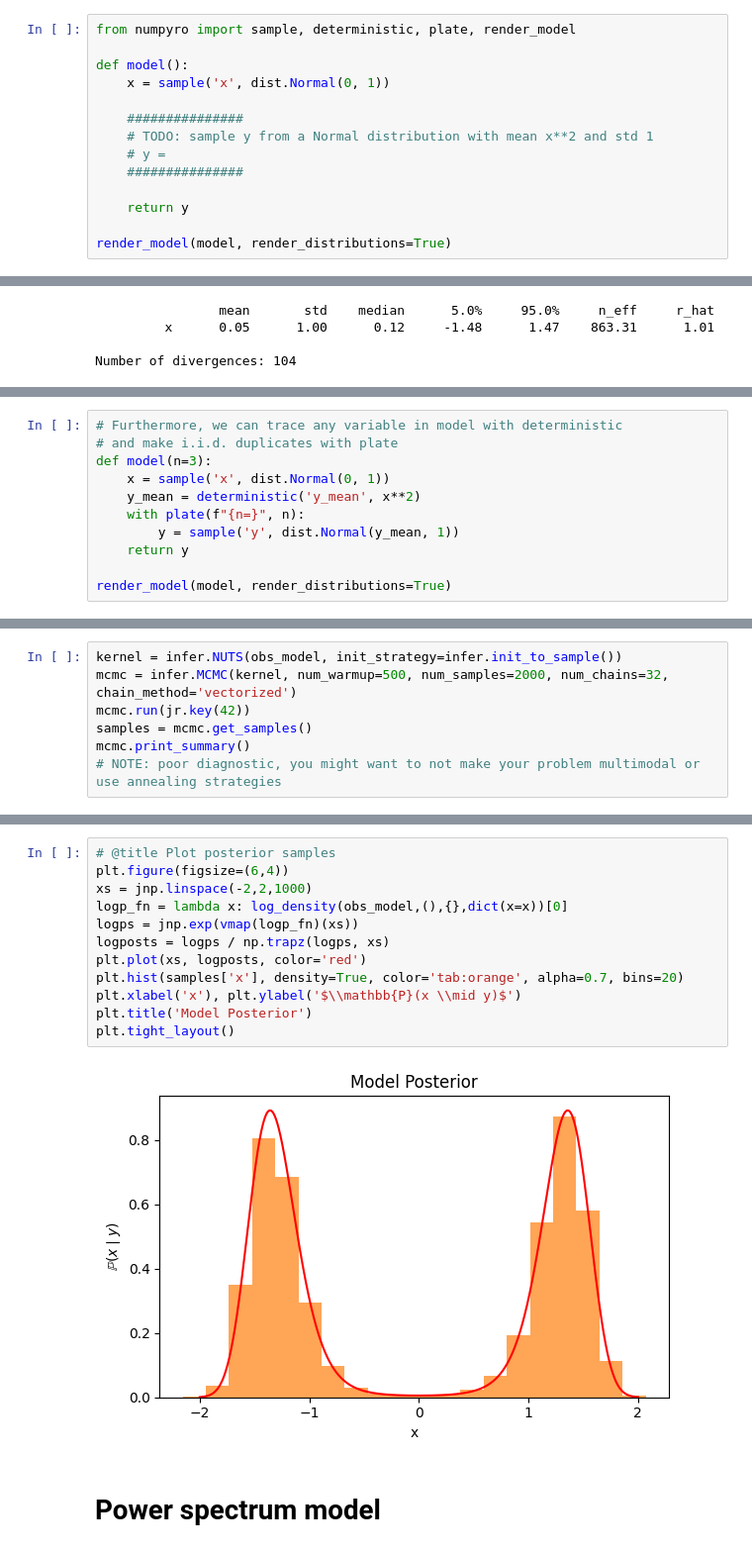
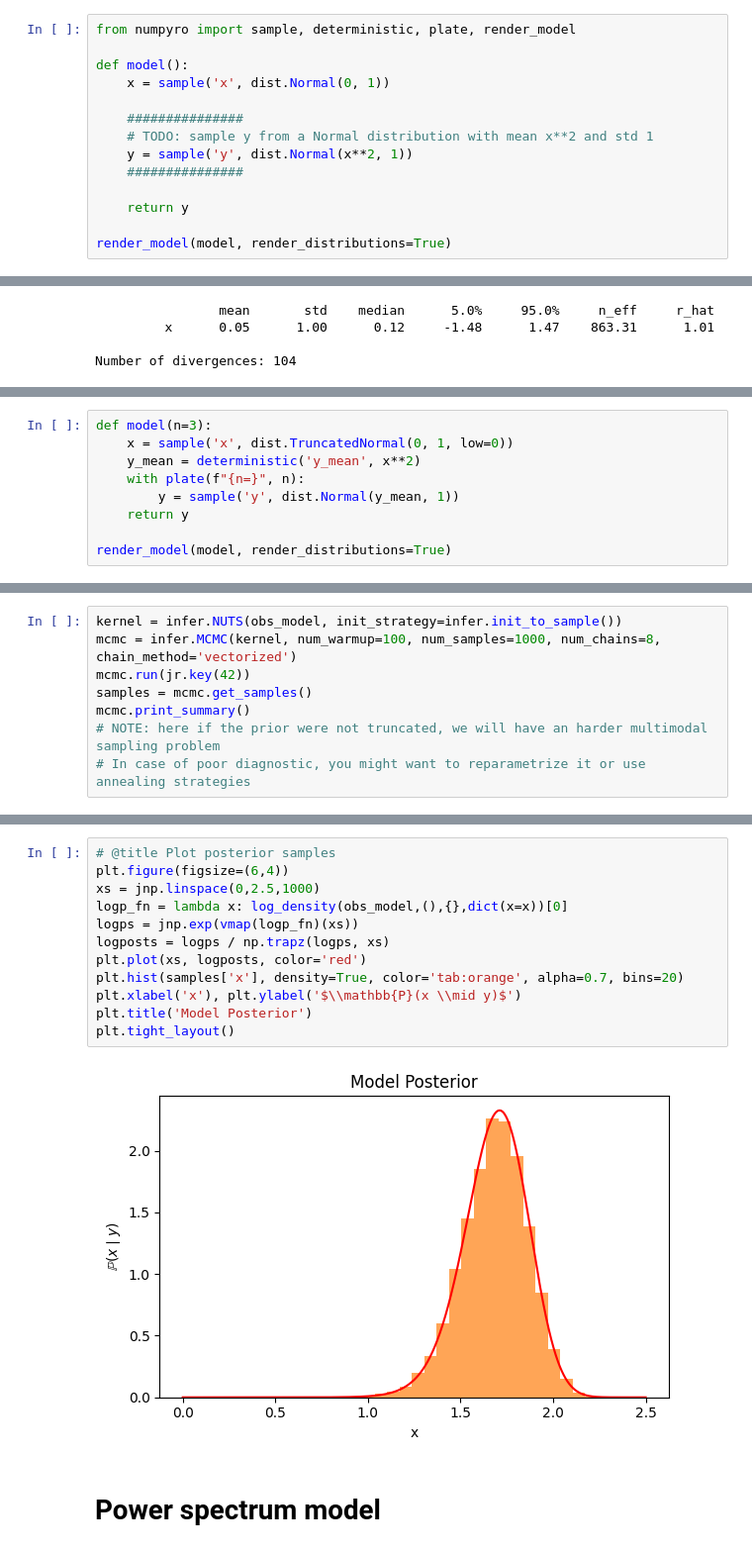
Before and after one commit to hsimonfroy/talks, a Jupyter notebook: 2024CoPhy/ppl4cosmo.ipynb, the cells around one changed output, grey strips where cells are left out. Shown at 99% size. Cells and saved outputs as stored; diff of their text form.

Commit message:
truncate

```diff
--- a/2024CoPhy/ppl4cosmo.ipynb
+++ b/2024CoPhy/ppl4cosmo.ipynb
@@ -82,7 +82,7 @@ def model():
 
     ###############
     # TODO: sample y from a Normal distribution with mean x**2 and std 1
-    # y =
+    y = sample('y', dist.Normal(x**2, 1))
     ###############
 
     return y
@@ -179,8 +184,6 @@ plt.tight_layout()
 # %%
-# Furthermore, we can trace any variable in model with deterministic
-# and make i.i.d. duplicates with plate
 def model(n=3):
-    x = sample('x', dist.Normal(0, 1))
+    x = sample('x', dist.TruncatedNormal(0, 1, low=0))
     y_mean = deterministic('y_mean', x**2)
     with plate(f"{n=}", n):
         y = sample('y', dist.Normal(y_mean, 1))
@@ -201,10 +205,11 @@ render_model(obs_model, render_distributions=True)
 [drawing not drawn]
 # %%
 kernel = infer.NUTS(obs_model, init_strategy=infer.init_to_sample())
-mcmc = infer.MCMC(kernel, num_warmup=500, num_samples=2000, num_chains=32, chain_method='vectorized')
+mcmc = infer.MCMC(kernel, num_warmup=100, num_samples=1000, num_chains=8, chain_method='vectorized')
 mcmc.run(jr.key(42))
 samples = mcmc.get_samples()
 mcmc.print_summary()
-# NOTE: poor diagnostic, you might want to not make your problem multimodal or use annealing strategies
+# NOTE: here if the prior were not truncated, we will have an harder multimodal sampling problem
+# In case of poor diagnostic, you might want to reparametrize it or use annealing strategies
 # %% [output]
                 mean       std    median      5.0%     95.0%     n_eff     r_hat
@@ -214,17 +219,17 @@ Number of divergences: 2
 # %%
 # @title Plot posterior samples
 plt.figure(figsize=(6,4))
-xs = jnp.linspace(-2,2,1000)
+xs = jnp.linspace(0,2.5,1000)
 logp_fn = lambda x: log_density(obs_model,(),{},dict(x=x))[0]
 logps = jnp.exp(vmap(logp_fn)(xs))
 logposts = logps / np.trapz(logps, xs)
 plt.plot(xs, logposts, color='red')
 plt.hist(samples['x'], density=True, color='tab:orange', alpha=0.7, bins=20)
 plt.xlabel('x'), plt.ylabel('$\\mathbb{P}(x \\mid y)$')
 plt.title('Model Posterior')
 plt.tight_layout()
 # %% [output]
-[figure, old version]
+[figure, new version]
 # %% [markdown]
 # Power spectrum model
 # %% [markdown]
```
Also changed, not shown: parts of 13 cells of this notebook.
